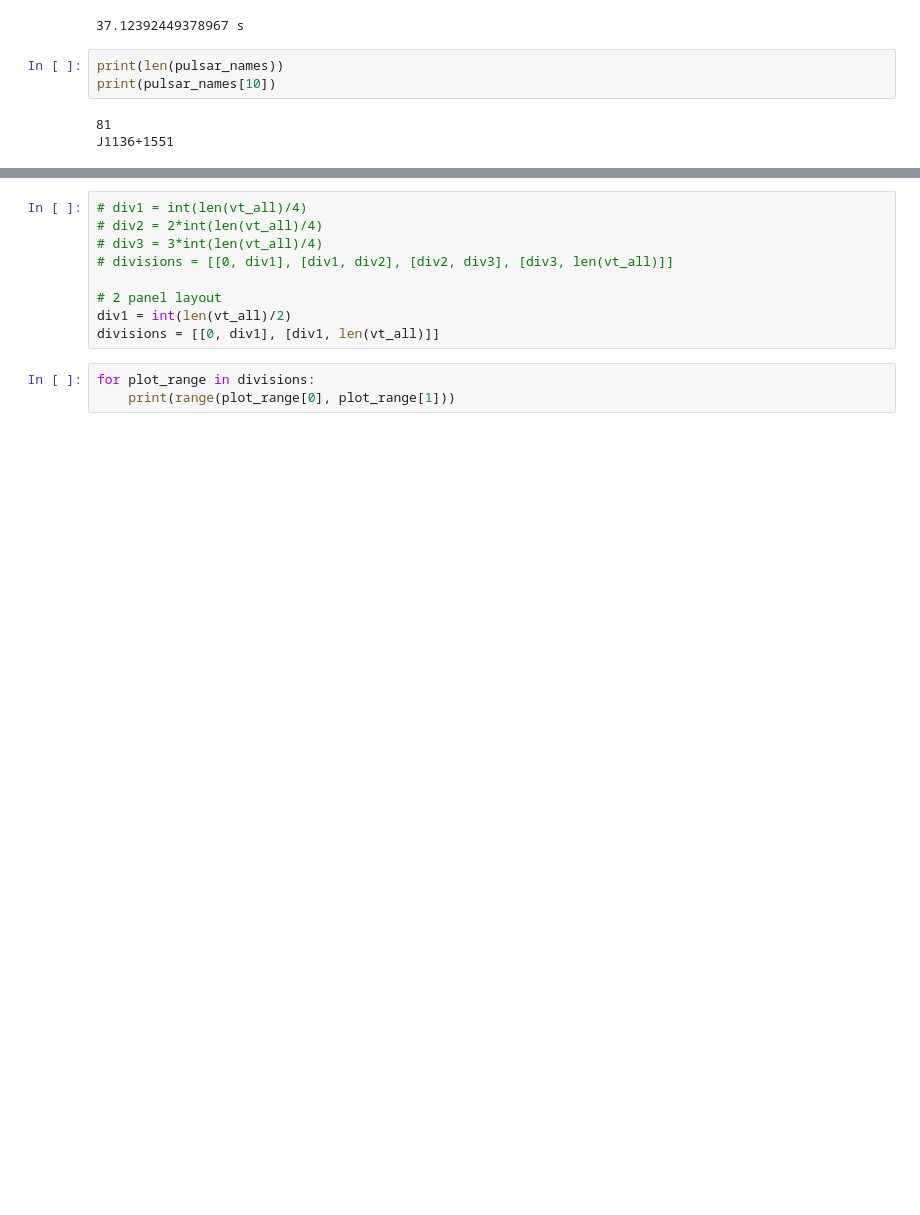
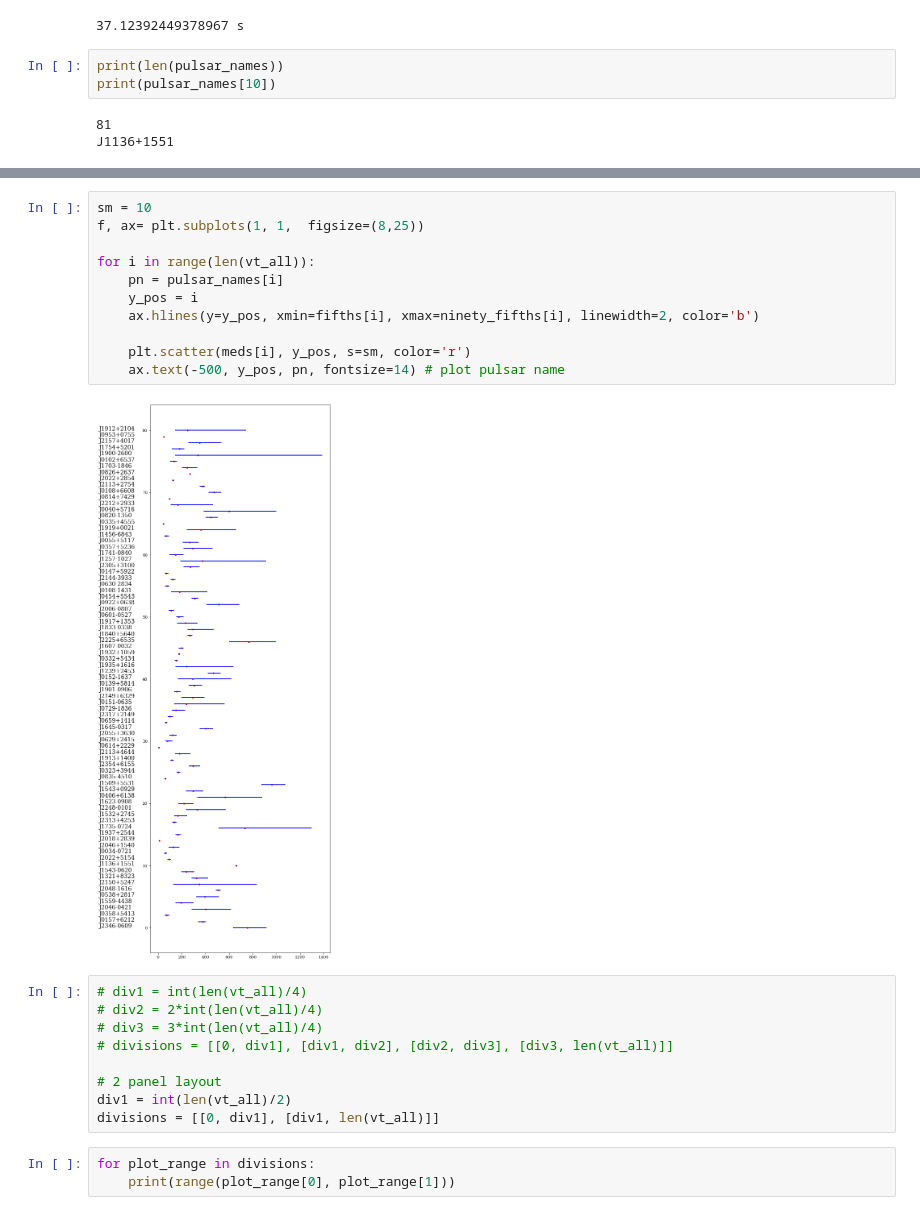
Before and after one commit to veome22/supernova_remnant_prescription, a Jupyter notebook: pulsar_posteriors.ipynb, the cells around one changed output, grey strips where cells are left out. Saved outputs shown, nothing was run; the diff lists cells and outputs as text; blank space fills up the shorter version.

```diff
--- a/pulsar_posteriors.ipynb
+++ b/pulsar_posteriors.ipynb
@@ -99,3 +109,16 @@ J1136+1551
+# %%
+sm = 10
+f, ax= plt.subplots(1, 1,  figsize=(8,25))
+
+for i in range(len(vt_all)):
+    pn = pulsar_names[i]
+    y_pos = i
+    ax.hlines(y=y_pos, xmin=fifths[i], xmax=ninety_fifths[i], linewidth=2, color='b')
+
+    plt.scatter(meds[i], y_pos, s=sm, color='r')
+    ax.text(-500, y_pos, pn, fontsize=14) # plot pulsar name
+# %% [output]
+[figure, added]
 # %%
 # div1 = int(len(vt_all)/4)
 # div2 = 2*int(len(vt_all)/4)
```
Also changed, not shown: parts of 2 cells of this notebook, 2 other files.
